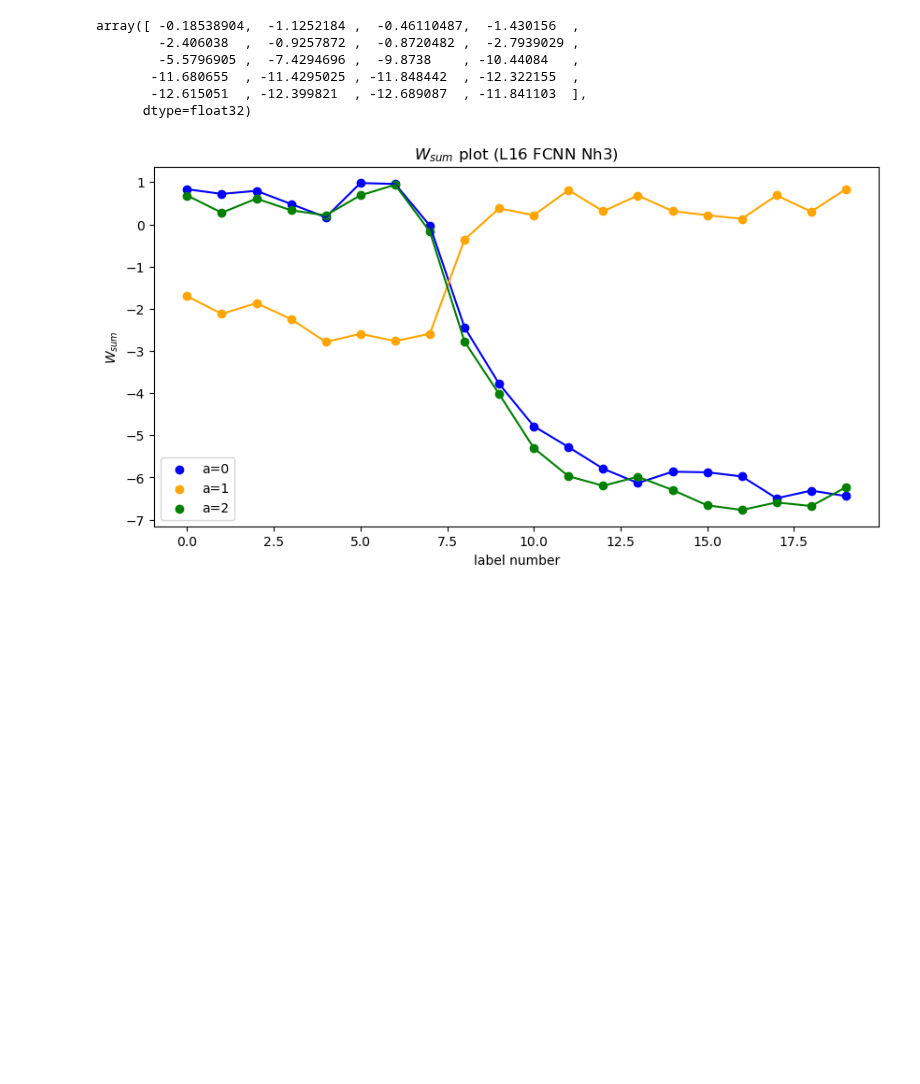
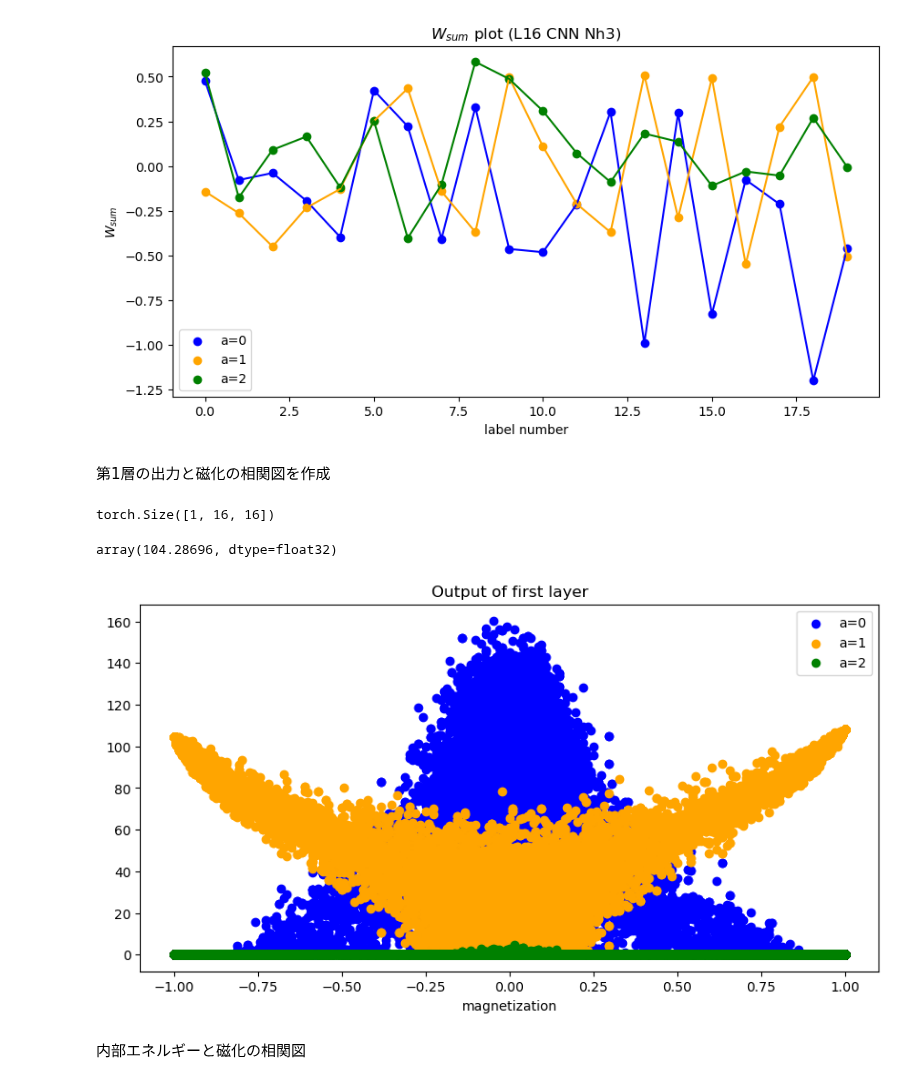
Before and after one commit to Chansuga/Master-s_thesis, a Jupyter notebook: Paper_Tomiya_Kikuchi_Kashiwa/Parameter analysis/prm_CNN_L16_Nh3.ipynb, the cells around one changed output. Saved outputs shown, nothing was run; the diff lists cells and outputs as text; code cells hidden in the pictures; blank space fills up the shorter version.

```diff
--- a/Paper_Tomiya_Kikuchi_Kashiwa/Parameter analysis/prm_CNN_L16_Nh3.ipynb
+++ b/Paper_Tomiya_Kikuchi_Kashiwa/Parameter analysis/prm_CNN_L16_Nh3.ipynb
@@ -95,13 +88,5 @@ plt.show()
 # %%
 fc_weight_np_square_sum = np.sum(fc_weight_np_square, axis=0)
-fc_weight_np_square_sum
-# %% [output]
-array([ -0.18538904,  -1.1252184 ,  -0.46110487,  -1.430156  ,
-        -2.406038  ,  -0.9257872 ,  -0.8720482 ,  -2.7939029 ,
-        -5.5796905 ,  -7.4294696 ,  -9.8738    , -10.44084   ,
-       -11.680655  , -11.4295025 , -11.848442  , -12.322155  ,
-       -12.615051  , -12.399821  , -12.689087  , -11.841103  ],
-      dtype=float32)
 # %%
 import numpy as np
 import matplotlib.pyplot as plt
@@ -120,11 +105,13 @@ plt.scatter(x, y2, color='green', label='a=2')
 plt.plot(x, y0, color='blue')
 plt.plot(x, y1, color='orange')
 plt.plot(x, y2, color='green')
-plt.title('$W_{sum}$ plot (L16 FCNN Nh3)')
+plt.title('$W_{sum}$ plot (L16 CNN Nh3)')
 plt.xlabel('label number')
 plt.ylabel('$W_{sum}$')
 
 plt.legend()  # 凡例を表示
 plt.show()
 # %% [output]
-[figure, old version]
+[figure, new version]
+# %% [markdown]
+第1層の出力と磁化の相関図を作成
@@ -130,0 +144,17 @@ plt.show()
+# %%
+# NumPy ndarrayをPyTorch Tensorに変換
+spin_data_tensor = [torch.from_numpy(i).unsqueeze(0).type(torch.float32) for i in spin_data]
+spin_data_tensor[0].size()
+# %% [output]
+torch.Size([1, 16, 16])
+# %%
+output = [np.squeeze(model(spin_data_tensor[i]).detach().numpy()) for i in range(len(spin_data_tensor))]
+# %%
+a = torch.squeeze(model(spin_data_tensor[1]))
+b = [a[i].detach().numpy() for i in range(3)]
+b[0]
+# %% [output]
+array(104.28696, dtype=float32)
+# %%
+num_spin_data = len(spin_data)
+flat_spin_data = [spin_data[i].flatten() for i in range(num_spin_data)]
@@ -130,0 +164,40 @@ plt.show()
+# %%
+output_data_0 = []
+output_data_1 = []
+output_data_2 = []
+mag_data = []
+
+for i in range(num_spin_data):
+    dot_product_0 = output[i][0]
+    output_data_0.append(dot_product_0)
+    dot_product_1 = output[i][1]
+    output_data_1.append(dot_product_1)
+    dot_product_2 = output[i][2]
+    output_data_2.append(dot_product_2)
+    mag = magnetization(flat_spin_data[i])
+    mag_data.append(mag)
+# %%
+# データ
+x = mag_data
+y0 = output_data_0
+y1 = output_data_1
+y2 = output_data_2
+
+# プロット
+plt.figure(figsize=(10, 5))
+plt.scatter(x, y0, color='blue', label='a=0')
+plt.scatter(x, y1, color='orange', label='a=1')
+plt.scatter(x, y2, color='green', label='a=2')
+
+
+plt.title('Output of first layer')
+plt.xlabel('magnetization')
+
+# 図をファイルとして保存
+plt.savefig('../image/L16_CNN_Nh3_output.png')
+plt.legend()  # 凡例を表示
+plt.show()
+# %% [output]
+[figure, added]
+# %% [markdown]
+内部エネルギーと磁化の相関図
```
Also changed, not shown: parts of 18 cells of this notebook, 13 other files.
